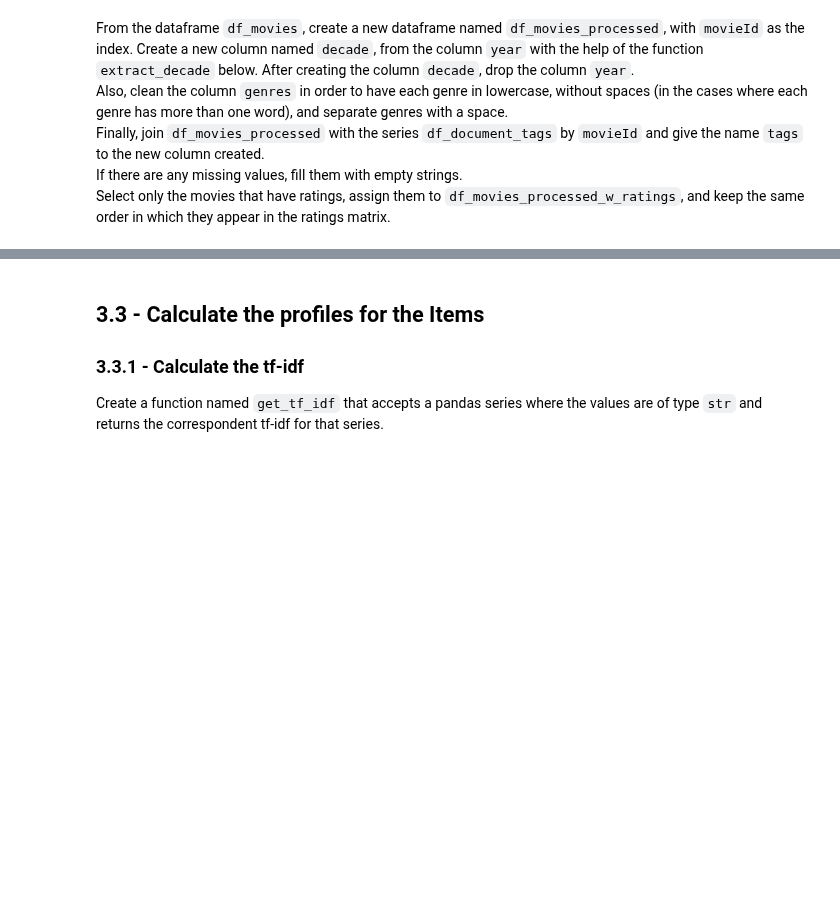
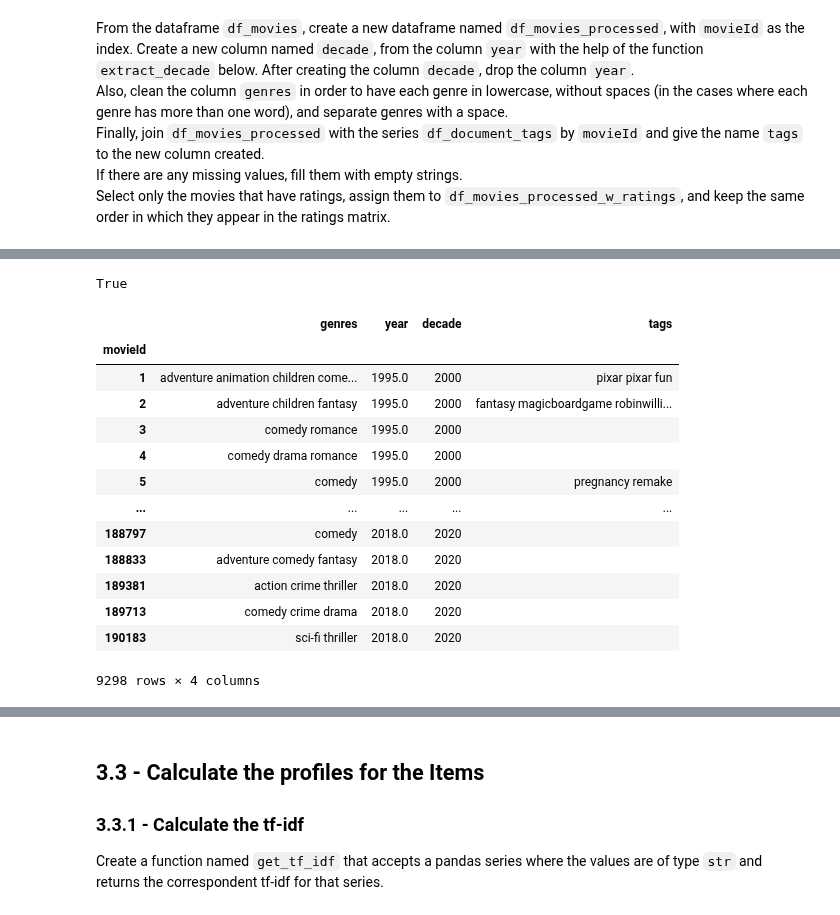
Before and after one commit to 0xjrr/batch6-workspace, a Jupyter notebook: S05 - Recommender Systems/BLU11 - Personalized Recommenders/Exercise notebook.ipynb, the cells around one changed output, grey strips where cells are left out. Saved outputs shown, nothing was run; the diff lists cells and outputs as text; code cells hidden in the pictures; blank space fills up the shorter version.

```diff
--- a/S05 - Recommender Systems/BLU11 - Personalized Recommenders/Exercise notebook.ipynb
+++ b/S05 - Recommender Systems/BLU11 - Personalized Recommenders/Exercise notebook.ipynb
@@ -538,3 +554,24 @@ Select only the movies that have ratings, assign them to `df_movies_processed_w_
+# %%
+df_ratings.groupby('movieId')
+# %% [output]
+True
+# %%
+df_movies_processed.loc[df_ratings.groupby('movieId').agg({'rating': sum}).rating.index]
+# %% [output]
+|  | genres | year | decade | tags |
+| movieId |  |  |  |  |
+| 1 | adventure animation children come... | 1995.0 | 2000 | pixar pixar fun |
+| 2 | adventure children fantasy | 1995.0 | 2000 | fantasy magicboardgame robinwilli... |
+| 3 | comedy romance | 1995.0 | 2000 |  |
+| 4 | comedy drama romance | 1995.0 | 2000 |  |
+| 5 | comedy | 1995.0 | 2000 | pregnancy remake |
+| ... | ... | ... | ... | ... |
+| 188797 | comedy | 2018.0 | 2020 |  |
+| 188833 | adventure comedy fantasy | 2018.0 | 2020 |  |
+| 189381 | action crime thriller | 2018.0 | 2020 |  |
+| 189713 | comedy crime drama | 2018.0 | 2020 |  |
+| 190183 | sci-fi thriller | 2018.0 | 2020 |  |
+9298 rows × 4 columns
 # %%
 def extract_decade(value):
     try:
```
Also changed, not shown: parts of 3 cells of this notebook.
